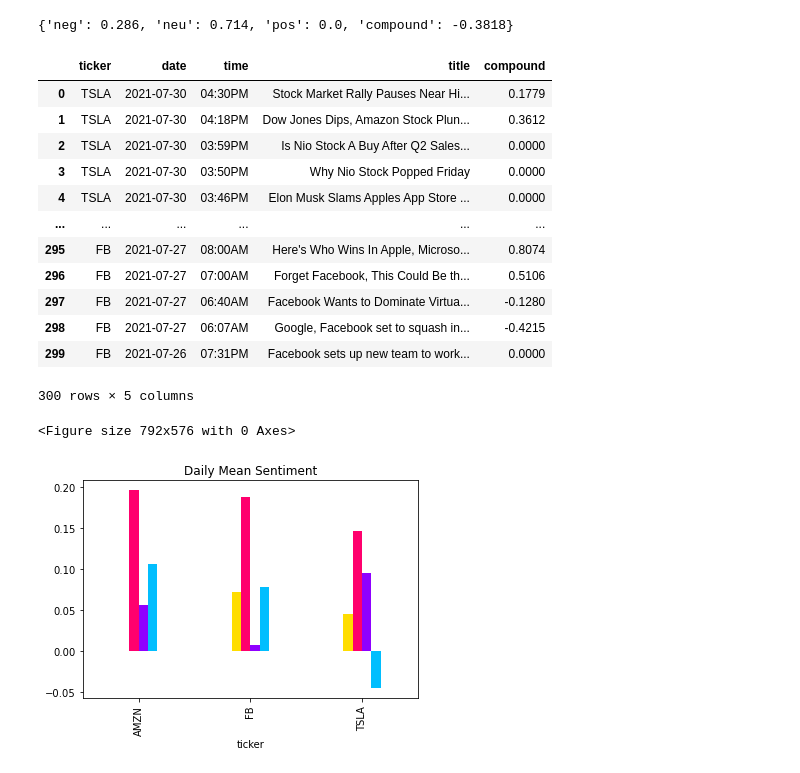
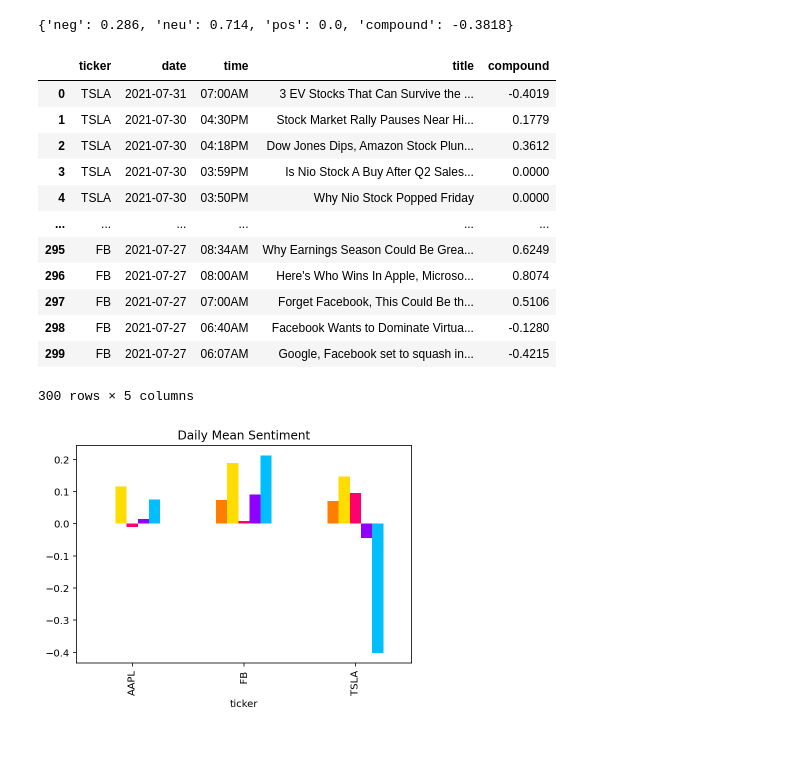
Before and after one commit to kbmaukar/Sentiment-Analysis-NLP, a Jupyter notebook: Stocks_News_Sentiment.ipynb, the cells around one changed output. Saved outputs shown, nothing was run; the diff lists cells and outputs as text; code cells hidden in the pictures; blank space fills up the shorter version.

```diff
--- a/Stocks_News_Sentiment.ipynb
+++ b/Stocks_News_Sentiment.ipynb
@@ -16,7 +19,7 @@ sns.set_palette(sns.color_palette(colors))
 # %%
 # Setting URL and selecting tickers
 finviz_quotes = 'https://finviz.com/quote.ashx?t='
-tickers = ['TSLA', 'AMZN', 'FB']
+tickers = ['TSLA', 'AAPL', 'FB']
 # %%
 # Scraping data from Finviz
 stock_headlines = {}
@@ -64,28 +67,26 @@ df['date'] = pd.to_datetime(df.date).dt.date
 df
 # %% [output]
 |  | ticker | date | time | title | compound |
-| 0 | TSLA | 2021-07-30 | 04:30PM | Stock Market Rally Pauses Near Hi... | 0.1779 |
-| 1 | TSLA | 2021-07-30 | 04:18PM | Dow Jones Dips, Amazon Stock Plun... | 0.3612 |
-| 2 | TSLA | 2021-07-30 | 03:59PM | Is Nio Stock A Buy After Q2 Sales... | 0.0000 |
-| 3 | TSLA | 2021-07-30 | 03:50PM | Why Nio Stock Popped Friday | 0.0000 |
-| 4 | TSLA | 2021-07-30 | 03:46PM | Elon Musk Slams Apples App Store ... | 0.0000 |
+| 0 | TSLA | 2021-07-31 | 07:00AM | 3 EV Stocks That Can Survive the ... | -0.4019 |
+| 1 | TSLA | 2021-07-30 | 04:30PM | Stock Market Rally Pauses Near Hi... | 0.1779 |
+| 2 | TSLA | 2021-07-30 | 04:18PM | Dow Jones Dips, Amazon Stock Plun... | 0.3612 |
+| 3 | TSLA | 2021-07-30 | 03:59PM | Is Nio Stock A Buy After Q2 Sales... | 0.0000 |
+| 4 | TSLA | 2021-07-30 | 03:50PM | Why Nio Stock Popped Friday | 0.0000 |
 | ... | ... | ... | ... | ... | ... |
-| 295 | FB | 2021-07-27 | 08:00AM | Here's Who Wins In Apple, Microso... | 0.8074 |
-| 296 | FB | 2021-07-27 | 07:00AM | Forget Facebook, This Could Be th... | 0.5106 |
-| 297 | FB | 2021-07-27 | 06:40AM | Facebook Wants to Dominate Virtua... | -0.1280 |
-| 298 | FB | 2021-07-27 | 06:07AM | Google, Facebook set to squash in... | -0.4215 |
-| 299 | FB | 2021-07-26 | 07:31PM | Facebook sets up new team to work... | 0.0000 |
+| 295 | FB | 2021-07-27 | 08:34AM | Why Earnings Season Could Be Grea... | 0.6249 |
+| 296 | FB | 2021-07-27 | 08:00AM | Here's Who Wins In Apple, Microso... | 0.8074 |
+| 297 | FB | 2021-07-27 | 07:00AM | Forget Facebook, This Could Be th... | 0.5106 |
+| 298 | FB | 2021-07-27 | 06:40AM | Facebook Wants to Dominate Virtua... | -0.1280 |
+| 299 | FB | 2021-07-27 | 06:07AM | Google, Facebook set to squash in... | -0.4215 |
 300 rows × 5 columns
 # %%
 # Plotting daily average compound scores
-plt.figure(figsize=(11,8))
 mean_df = df.groupby(['ticker', 'date']).mean().unstack()
 mean_df = mean_df.xs('compound', axis = "columns")
 mean_df.plot(kind = 'bar', legend = None, title = 'Daily Mean Sentiment')
 plt.show()
 # %% [output]
-<Figure size 792x576 with 0 Axes>
-[figure, old version]
+[figure, new version]
 # %%
 # Aggregating all headlines
 stocks_news = df['title'].str.cat(sep=' ')
```
Also changed, not shown: parts of 3 cells of this notebook, 1 other file.
